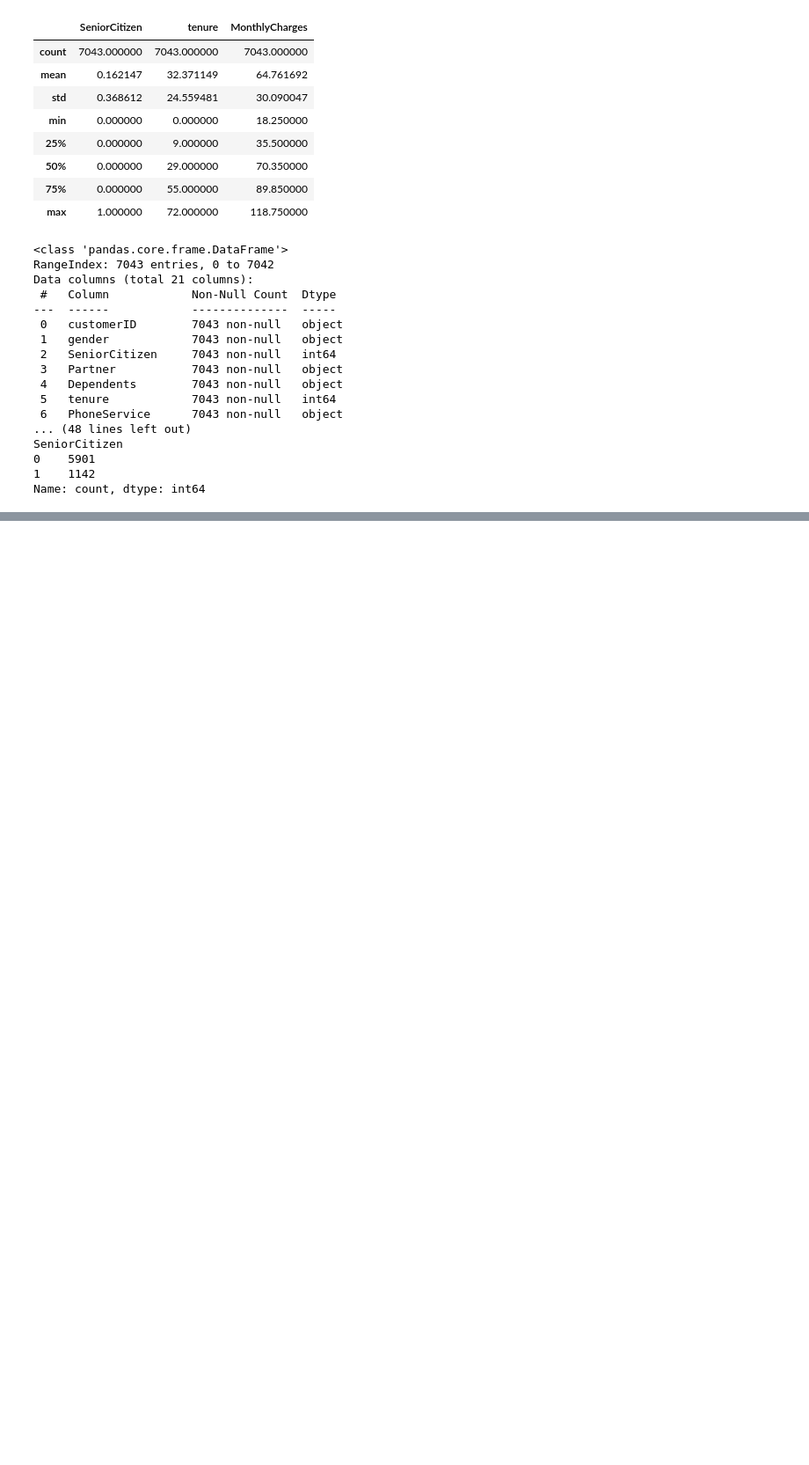
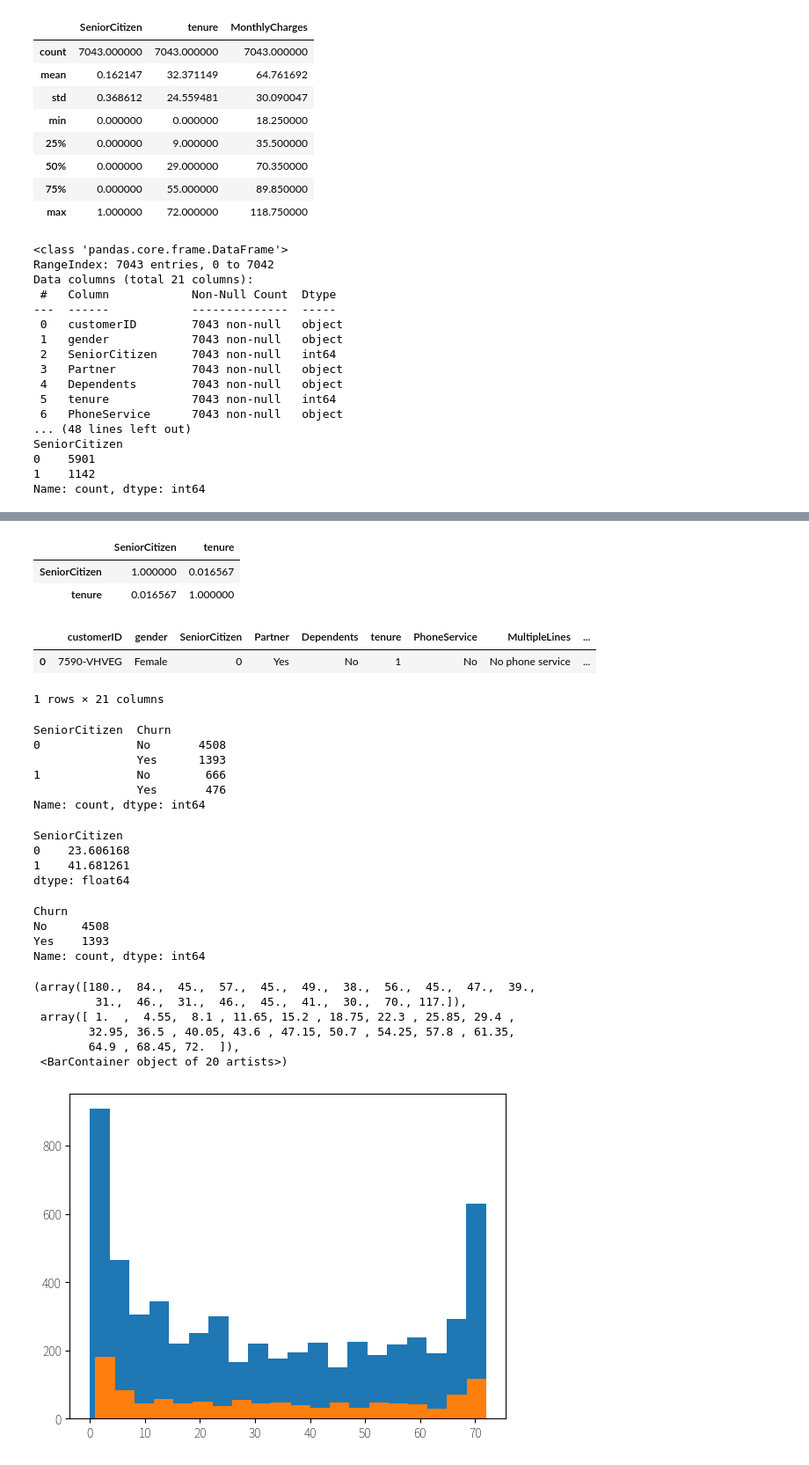
Before and after one commit to meanresult/SQL_rep, a Jupyter notebook: subway_report.ipynb, the cells around one changed output, grey strips where cells are left out. Shown at 88% size. Drawn from its saved outputs; the diff is of its cells as text; code cells hidden in the pictures; blank space fills up the shorter version.

```diff
--- a/subway_report.ipynb
+++ b/subway_report.ipynb
@@ -1,3 +11,11 @@
+# %%
+import platform
+
+#폰트지정``
+if platform.system() == 'Noto Sans KR':
+    plt.rc('font', family='Malgun Gothic')
+# %%
+plt.rc('font', family = 'Noto Sans KR')
 # %%
 import pandas as pd
 
@@ -143,4 +161,6 @@ SeniorCitizen
 1    1142
 Name: count, dtype: int64
 # %%
-#
+df['tenure'] = pd.to_numeric(df['tenure'], errors='coerce')\
+
+df_sub = df[['SeniorCitizen','tenure']].dropna()
@@ -146,0 +183,63 @@ Name: count, dtype: int64
+# %%
+corr = df_sub.corr()
+corr
+# %% [output]
+|  | SeniorCitizen | tenure |
+| SeniorCitizen | 1.000000 | 0.016567 |
+| tenure | 0.016567 | 1.000000 |
+# %%
+df.head(1)
+# %% [output]
+|  | customerID | gender | SeniorCitizen | Partner | Dependents | tenure | PhoneService | MultipleLines | ... |
+| 0 | 7590-VHVEG | Female | 0 | Yes | No | 1 | No | No phone service | ... |
+1 rows × 21 columns
+# %%
+import matplotlib.pyplot as plt
+
+group_tenure = df.groupby('SeniorCitizen')['tenure'].mean()
+group_Churn = df.groupby('SeniorCitizen')['Churn'].value_counts()
+print(group_Churn)
+# %% [output]
+SeniorCitizen  Churn
+0              No       4508
+               Yes      1393
+1              No        666
+               Yes       476
+Name: count, dtype: int64
+# %%
+# SeniorCitizen별 전체 고객수, 이탈 고객 수 집계
+total = df.groupby('SeniorCitizen').size() # 전체 이탈 고객수 집계
+churned = df[df['Churn'] == 'Yes'].groupby('SeniorCitizen').size() # 이탈 고객수
+churn_rate = (churned / total)* 100
+
+print(churn_rate)
+# %% [output]
+SeniorCitizen
+0    23.606168
+1    41.681261
+dtype: float64
+# %%
+group_Churn[0]
+# %% [output]
+Churn
+No     4508
+Yes    1393
+Name: count, dtype: int64
+# %%
+group_tenure = df.groupby('SeniorCitizen')['tenure']
+group0 = df[df['SeniorCitizen'] == 0]['tenure']
+group1 = df[df['SeniorCitizen'] == 1]['tenure']
+# %%
+plt.Figure
+
+
+plt.hist(group0, bins=20)
+plt.hist(group1, bins=20)
+# %% [output]
+(array([180.,  84.,  45.,  57.,  45.,  49.,  38.,  56.,  45.,  47.,  39.,
+         31.,  46.,  31.,  46.,  45.,  41.,  30.,  70., 117.]),
+ array([ 1.  ,  4.55,  8.1 , 11.65, 15.2 , 18.75, 22.3 , 25.85, 29.4 ,
+        32.95, 36.5 , 40.05, 43.6 , 47.15, 50.7 , 54.25, 57.8 , 61.35,
+        64.9 , 68.45, 72.  ]),
+ <BarContainer object of 20 artists>)
+[figure, added]
```
Also changed, not shown: parts of 9 cells of this notebook.
